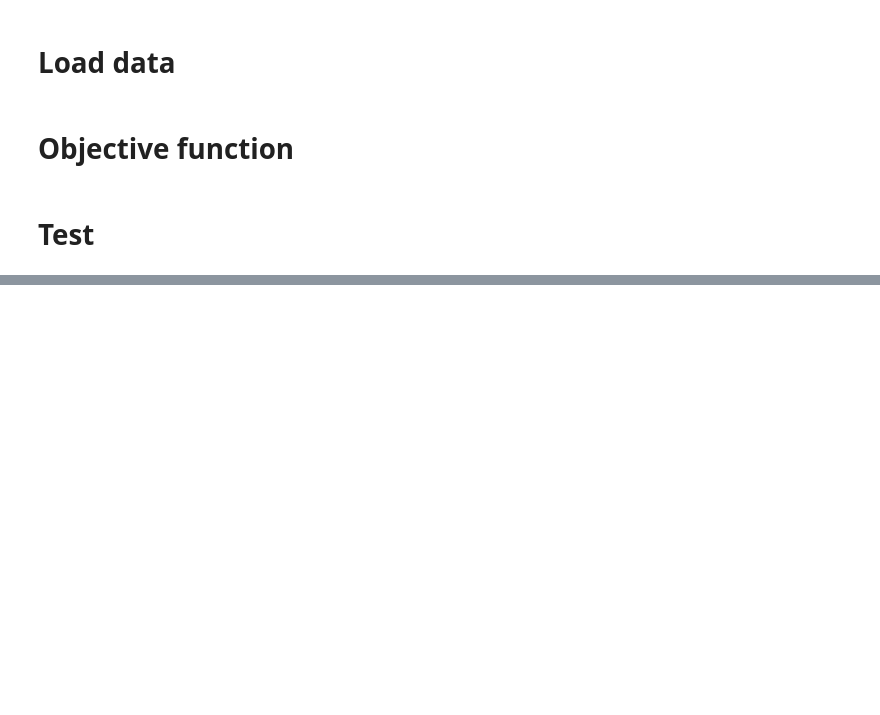
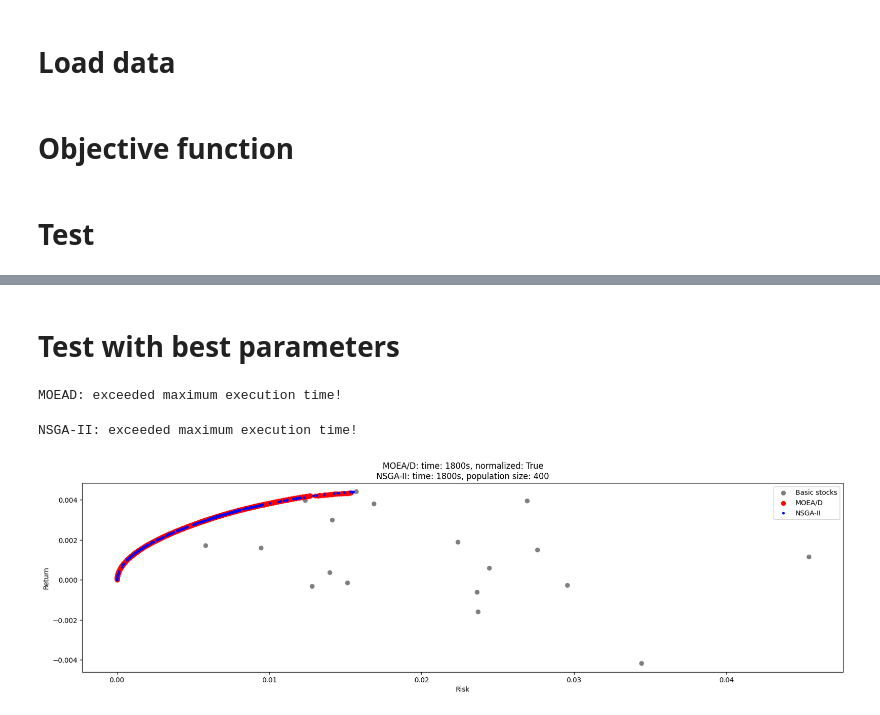
Before and after one commit to MaksWisniewski/PortfolioOpt, a Jupyter notebook: wig20.ipynb, the cells around one changed output, grey strips where cells are left out. Cells and saved outputs as stored; diff of their text form; code cells hidden in the pictures; blank space fills up the shorter version.

Commit message:
rerun test with new objective function

```diff
--- a/wig20.ipynb
+++ b/wig20.ipynb
@@ -147,0 +148,27 @@ NSGA-II: exceeded maximum execution time!
+# %% [markdown]
+# Test with best parameters
+# %%
+show_results(stock_risk=stock_returns_semi_var,
+             objective_function=portfolio_objective_function(risk_function=portfolio_risk_semi_var),
+             moead_kwargs={'number_of_iterations': 30000,
+                           'max_time': 1800,
+                           'weight_vectors': default_weight_vectors(120),
+                           'neighborhood_size': 25,
+                           'mutation_probability': 0.16,
+                           'normalize': True,
+                           'crossover_operator': moead_operators.differential_crossover,
+                           'mutation_operator': moead_operators.change_pair_mutation},
+             nsga2_kwargs={'population_size': 400,
+                           'number_of_offspring': 800,
+                           'number_of_iterations': 30000,
+                           'max_time': 1800,
+                           'crossover_probability': 0.9,
+                           'mutation_probability': 0.2,
+                           'crossover_operator': nsga2_operators.single_point_crossover,
+                           'mutation_operator': nsga2_operators.swap_mutation,
+                           'alpha': 0.75},
+             print_time=True)
+# %% [output]
+MOEAD: exceeded maximum execution time!
+NSGA-II: exceeded maximum execution time!
+[figure, added]
```
Also changed, not shown: parts of 3 cells of this notebook, 5 other files.
